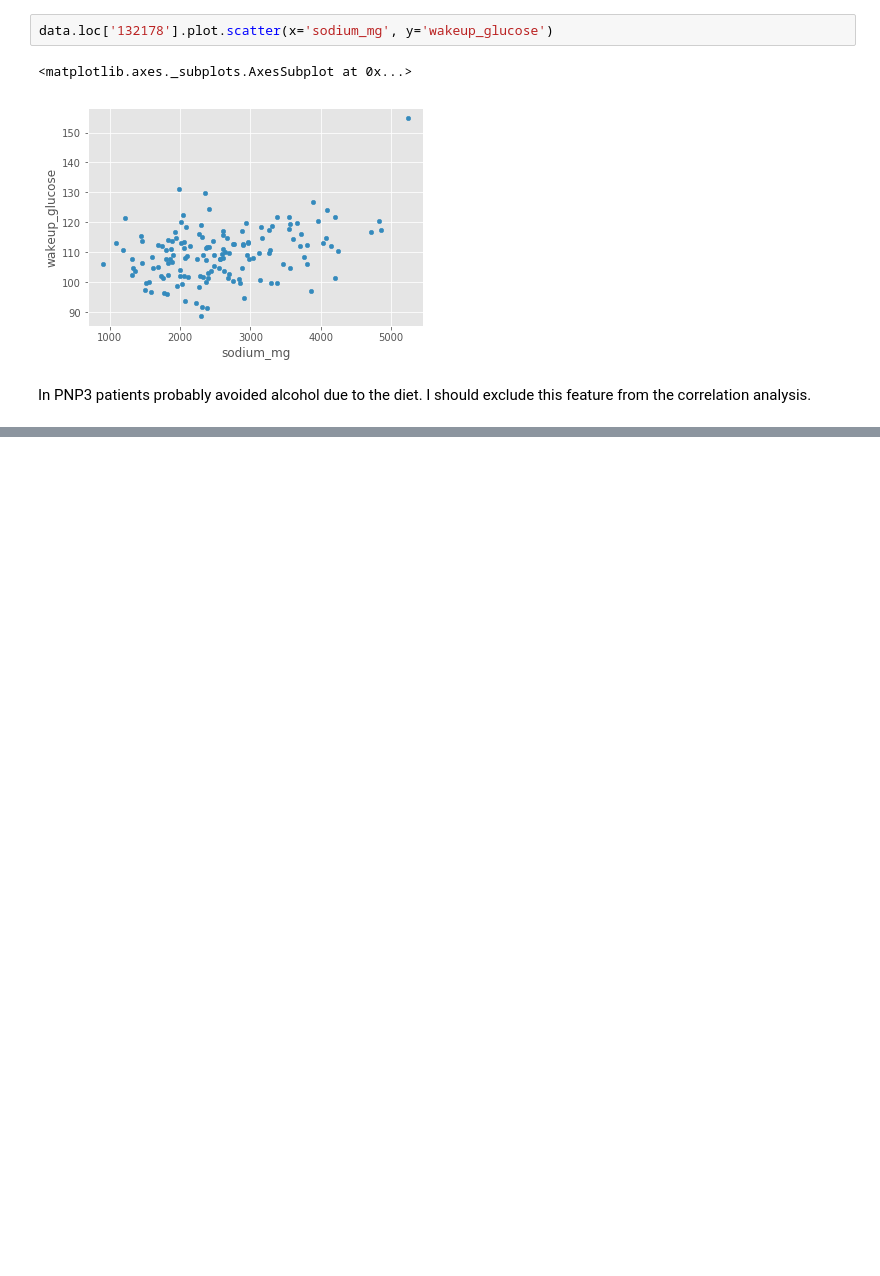
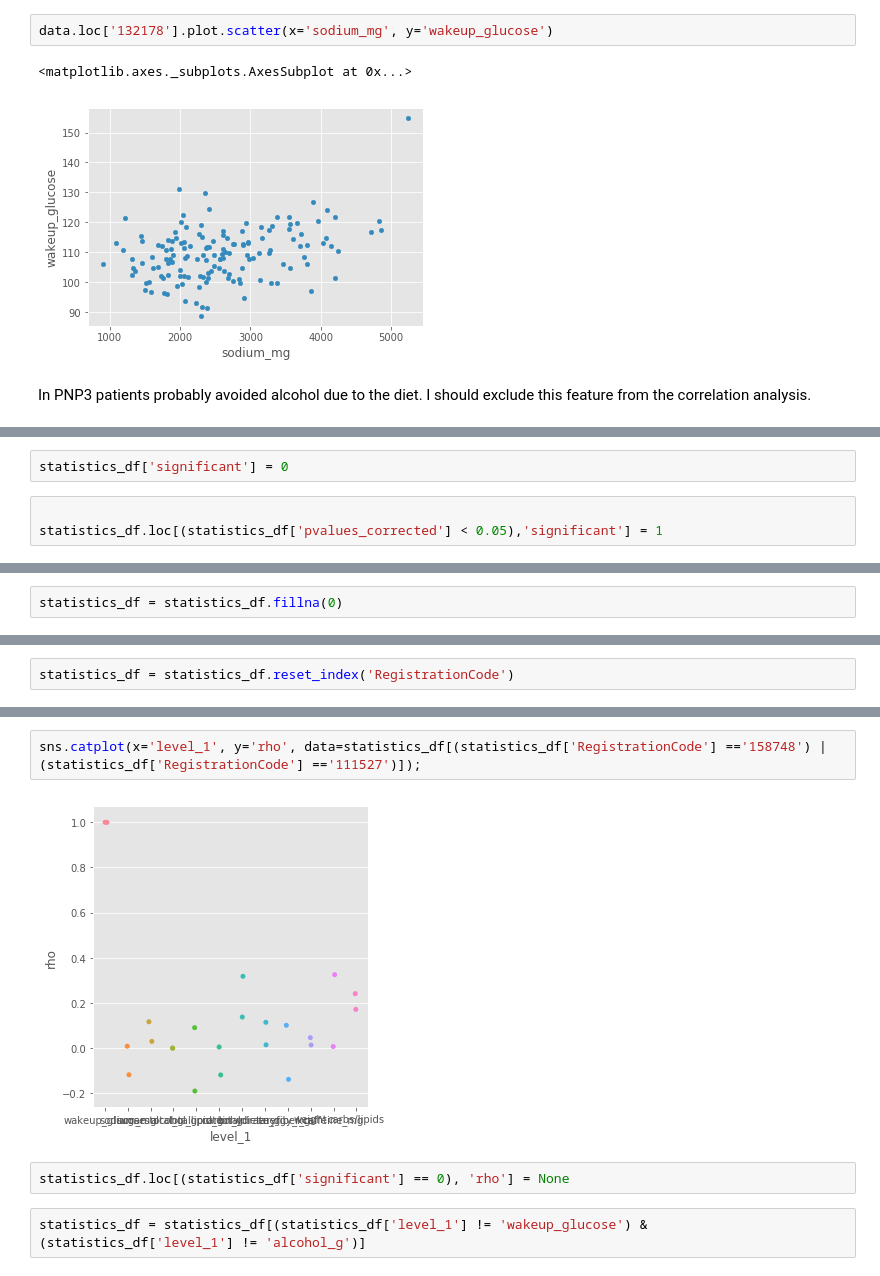
Before and after one commit to ElviraMingazova/MA_Thesis, a Jupyter notebook: Personalized correlations PNP3.ipynb, the cells around one changed output, grey strips where cells are left out. Saved outputs shown, nothing was run; the diff lists cells and outputs as text; blank space fills up the shorter version.

```diff
--- a/Personalized correlations PNP3.ipynb
+++ b/Personalized correlations PNP3.ipynb
@@ -524,0 +437,5 @@ pearsonr(data['wakeup_glucose'], data['totallipid_g'])
+# %%
+statistics_df['significant'] = 0
+# %%
+
+statistics_df.loc[(statistics_df['pvalues_corrected'] < 0.05),'significant'] = 1
@@ -524,0 +458,2 @@ pearsonr(data['wakeup_glucose'], data['totallipid_g'])
+# %%
+statistics_df = statistics_df.fillna(0)
@@ -524,0 +470,2 @@ pearsonr(data['wakeup_glucose'], data['totallipid_g'])
+# %%
+statistics_df = statistics_df.reset_index('RegistrationCode')
@@ -524,0 +492,8 @@ pearsonr(data['wakeup_glucose'], data['totallipid_g'])
+# %%
+sns.catplot(x='level_1', y='rho', data=statistics_df[(statistics_df['RegistrationCode'] =='158748') | (statistics_df['RegistrationCode'] =='111527')]);
+# %% [output]
+[figure, added]
+# %%
+statistics_df.loc[(statistics_df['significant'] == 0), 'rho'] = None
+# %%
+statistics_df = statistics_df[(statistics_df['level_1'] != 'wakeup_glucose') & (statistics_df['level_1'] != 'alcohol_g')]
```
Also changed, not shown: parts of 59 cells of this notebook, 2 other files.
